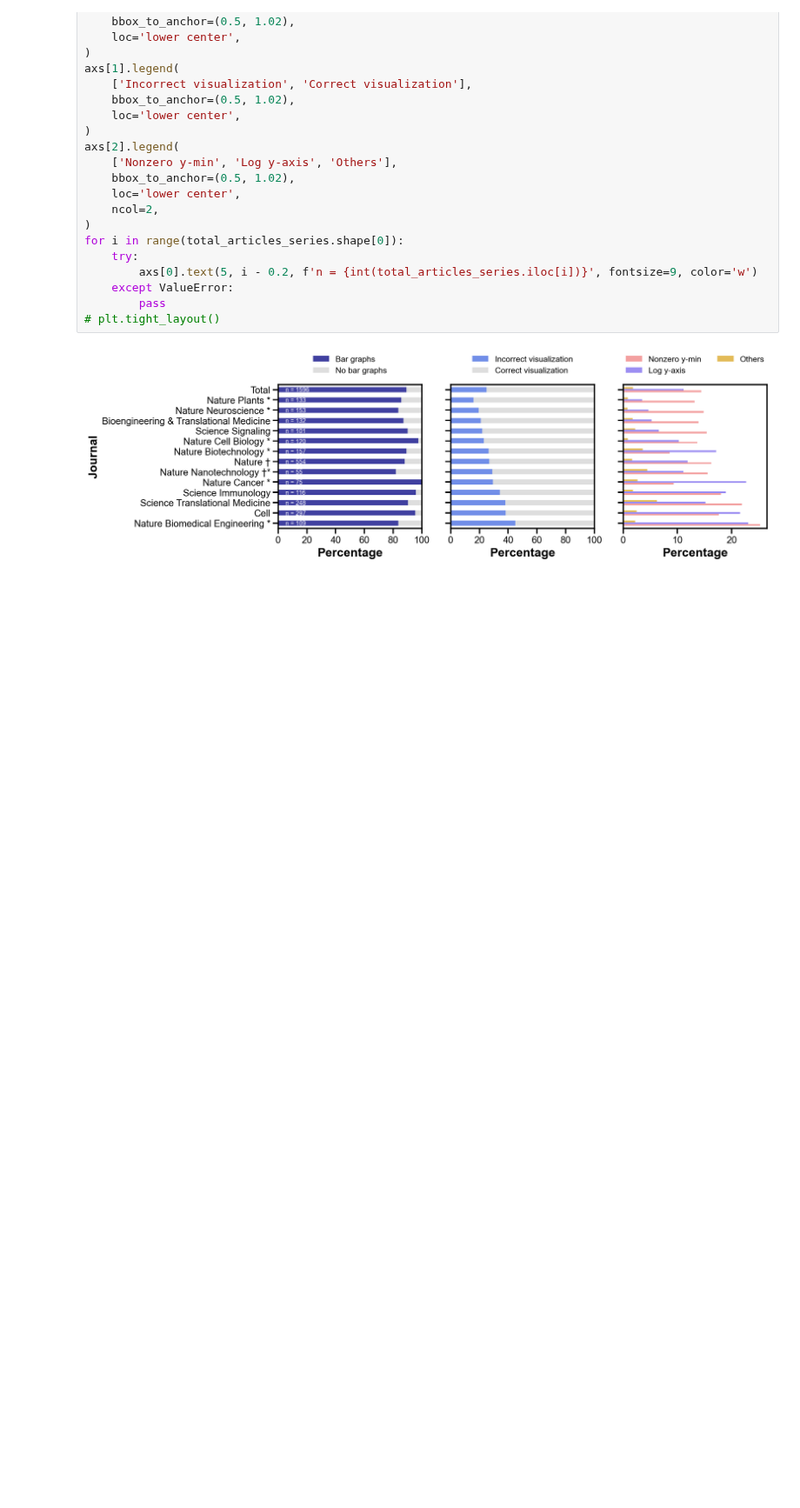
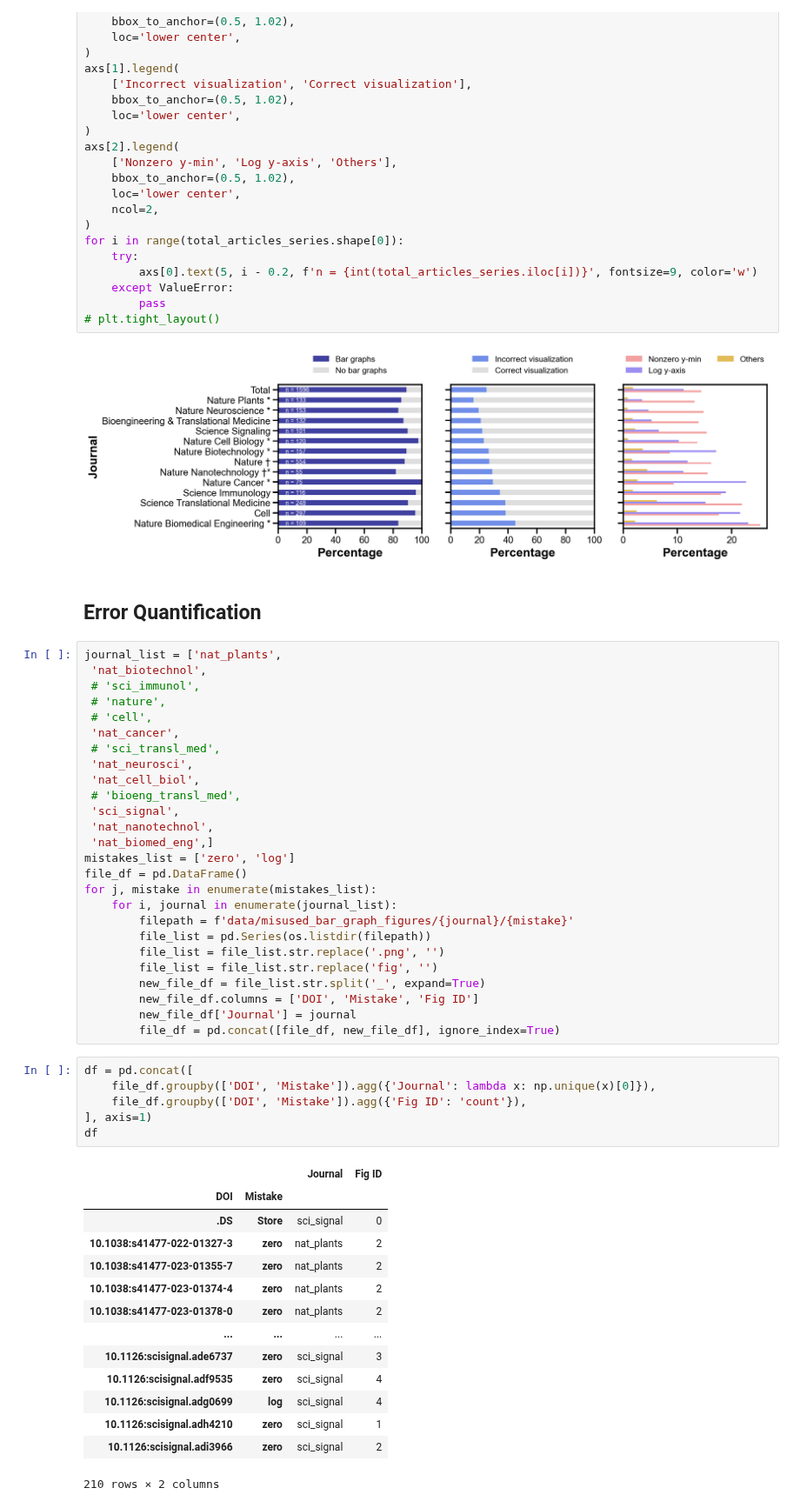
Before and after one commit to tengjuilin/misused-bar-graphs, a Jupyter notebook: bar-graph-classification.ipynb, the cells around one changed output. Shown at 87% size. Cells and saved outputs as stored; diff of their text form; blank space fills up the shorter version.

```diff
--- a/bar-graph-classification.ipynb
+++ b/bar-graph-classification.ipynb
@@ -101,3 +101,52 @@ for i in range(total_articles_series.shape[0]):
 # plt.tight_layout()
 # %% [output]
 [figure]
+# %% [markdown]
+## Error Quantification
+# %%
+journal_list = ['nat_plants',
+ 'nat_biotechnol',
+ # 'sci_immunol',
+ # 'nature',
+ # 'cell',
+ 'nat_cancer',
+ # 'sci_transl_med',
+ 'nat_neurosci',
+ 'nat_cell_biol',
+ # 'bioeng_transl_med',
+ 'sci_signal',
+ 'nat_nanotechnol',
+ 'nat_biomed_eng',]
+mistakes_list = ['zero', 'log']
+file_df = pd.DataFrame()
+for j, mistake in enumerate(mistakes_list):
+    for i, journal in enumerate(journal_list):
+        filepath = f'data/misused_bar_graph_figures/{journal}/{mistake}'
+        file_list = pd.Series(os.listdir(filepath))
+        file_list = file_list.str.replace('.png', '')
+        file_list = file_list.str.replace('fig', '')
+        new_file_df = file_list.str.split('_', expand=True)
+        new_file_df.columns = ['DOI', 'Mistake', 'Fig ID']
+        new_file_df['Journal'] = journal
+        file_df = pd.concat([file_df, new_file_df], ignore_index=True)
+# %%
+df = pd.concat([
+    file_df.groupby(['DOI', 'Mistake']).agg({'Journal': lambda x: np.unique(x)[0]}),
+    file_df.groupby(['DOI', 'Mistake']).agg({'Fig ID': 'count'}),
+], axis=1)
+df
+# %% [output]
+|  |  | Journal | Fig ID |
+| DOI | Mistake |  |  |
+| .DS | Store | sci_signal | 0 |
+| 10.1038:s41477-022-01327-3 | zero | nat_plants | 2 |
+| 10.1038:s41477-023-01355-7 | zero | nat_plants | 2 |
+| 10.1038:s41477-023-01374-4 | zero | nat_plants | 2 |
+| 10.1038:s41477-023-01378-0 | zero | nat_plants | 2 |
+| ... | ... | ... | ... |
+| 10.1126:scisignal.ade6737 | zero | sci_signal | 3 |
+| 10.1126:scisignal.adf9535 | zero | sci_signal | 4 |
+| 10.1126:scisignal.adg0699 | log | sci_signal | 4 |
+| 10.1126:scisignal.adh4210 | zero | sci_signal | 1 |
+| 10.1126:scisignal.adi3966 | zero | sci_signal | 2 |
+210 rows × 2 columns
```
Also changed, not shown: parts of 7 cells of this notebook, 13 other files.
